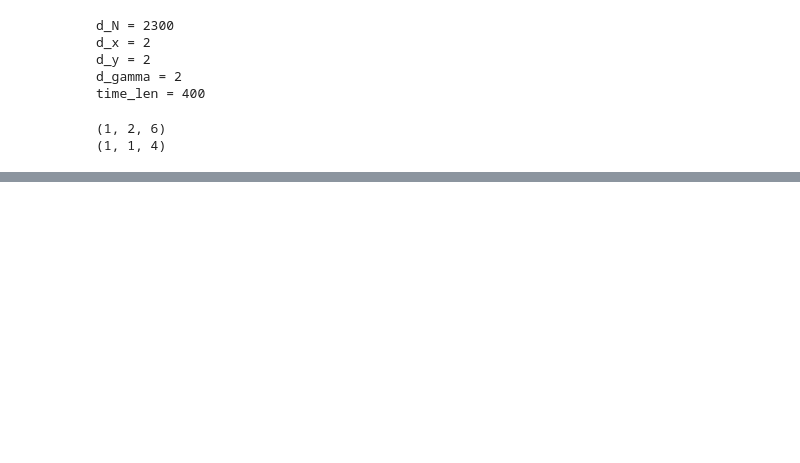
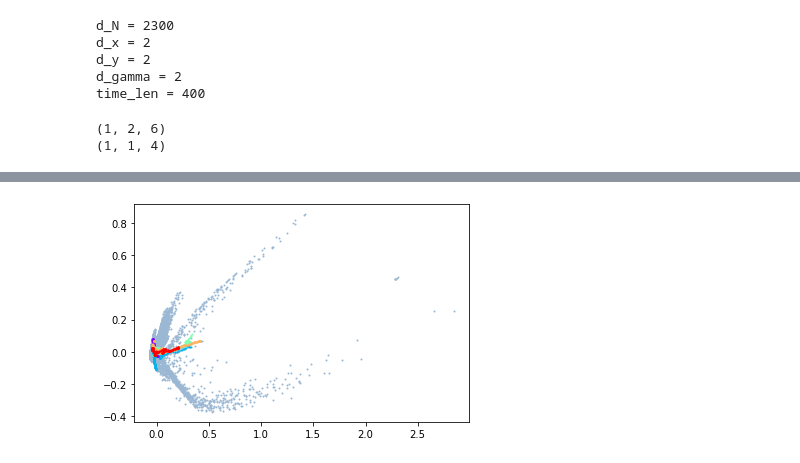
Before and after one commit to yildirimyigit/cnmp, a Jupyter notebook: cnmp_dim_reduction_on_latent.ipynb, the cells around one changed output, grey strips where cells are left out. Saved outputs shown, nothing was run; the diff lists cells and outputs as text; code cells hidden in the pictures; blank space fills up the shorter version.

Commit message:
tsne (dropped), pca on latent representation space

```diff
--- a/cnmp_dim_reduction_on_latent.ipynb
+++ b/cnmp_dim_reduction_on_latent.ipynb
@@ -70,7 +75,7 @@ d_y = 2
 d_gamma = 2
 time_len = 400
 # %%
-def get_tsne_sample(index, n):
+def get_sample(index, n):
     # select an observation and n targets
     target_step = -1
     observation = np.zeros((1, n, d_x + d_y + d_gamma))
@@ -93,12 +98,12 @@ print(b.shape)
 (1, 2, 6)
 (1, 1, 4)
 # %%
-latent_shape = (1, 1, 64)
-n = 100  # number of samples from each trajectory
+latent_shape = (1, 1, 256)
+n = 10  # number of samples from each trajectory
 latent_training_values = np.zeros((d_N * n, latent_shape[2]))  # for each of d_N trajectories, we have n samples
 
 for i in range(d_N):
-    observations, target = get_tsne_sample(i, n)
+    observations, target = get_sample(i, n)
     for j in range(n):
         observation = observations[:, j, :].reshape(1, 1, d_x+d_gamma+d_y)
         latent_training_values[i*n+j] = latent_layer.predict([observation, target]).reshape(1, latent_shape[2])
@@ -118,9 +123,14 @@ for i in range(d_N):
 # tar_ = np.array([-100, -100, -100, -100]).reshape(1, 1, 4)
 # latent_values[-1] = latent_layer.predict([obs_, tar_]).reshape(1, latent_shape[2])
 
+try:
+    os.mkdir(output_path)
+except:
+    pass
+
 np.save(f'{output_path}{test_id}.npy', latent_training_values)
 # %%
-pca_flag = False
+pca_flag = True
 if not pca_flag:
     from sklearn.manifold import TSNE
 
@@ -156,23 +158,42 @@ plt.show()
 # %%
-runs_dir = '/home/yigit/phd/yigit_phd_thesis/cnmp/output/sfm/1_obs_huge/1604302554/runs/'
-latent_states = []
+import matplotlib.cm as cm
+
+runs_dir = f'{model_path}runs/'
+try:
+    os.mkdir(runs_dir)
+except:
+    pass
+
+latent_states_by_traj = []
 for run in os.listdir(runs_dir):
     tmp_run = np.load(os.path.join(runs_dir, run))
     len_tmp_run = len(tmp_run)
+
+    latent_states_of_cur_traj = np.zeros((len_tmp_run-1, latent_shape[2]))  # (num_states, 64)
+
     target_X_gamma = np.array([tmp_run[-1][0], tmp_run[-1][1], tmp_run[-1][2], tmp_run[-1][3]]).reshape(1, 1, d_x+d_gamma)  # x|gamma
     for i in range(1, len_tmp_run):  # first steps are wrong
         observation = tmp_run[i].reshape(1, 1, d_x+d_gamma+d_y)
-        latent_states.append(latent_layer.predict([observation, target_X_gamma]).reshape(1, latent_shape[2]))
+        latent_repr_of_state = latent_layer.predict([observation, target_X_gamma]).reshape(1, latent_shape[2])
+        latent_states_of_cur_traj[i-1] = latent_repr_of_state
 
-latent_states = np.array(latent_states).reshape(len(latent_states), latent_shape[2])
+    latent_states_by_traj.append(latent_states_of_cur_traj)
+
+#######
+
+x = np.arange(10)
+ys = [i+x+(i*x)**2 for i in range(len(latent_states_by_traj))]
+colors = cm.rainbow(np.linspace(0, 1, len(ys)))
 
 if not pca_flag:
-    latent_states_tsne = tsne.transform(latent_states)
+#     latent_states_tsne = tsne.transform(latent_states)
     plt.scatter(latent_tsne[:, 0], latent_tsne[:, 1], s=0.99)
-    plt.scatter(latent_states_tsne[:, 0], latent_states_tsne[:, 1], s=0.99, color='red')
+#     plt.scatter(latent_states_tsne[:, 0], latent_states_tsne[:, 1], s=0.99, color='red')
 else:
-    #combined_pca = pca.fit_transform(combined)
-    latent_states_pca = pca.transform(latent_states)
-    plt.scatter(latent_pca[:, 0], latent_pca[:, 1], s=0.99)
-    plt.scatter(latent_states_pca[:, 0], latent_states_pca[:, 1], s=0.99, color='red')
+    plt.scatter(latent_pca[:, 0], latent_pca[:, 1], s=0.99, color='#9ab7d3')
+    for traj, c in zip(latent_states_by_traj, colors):
+        latent_states_by_traj_pca = pca.transform(traj)
+        plt.scatter(latent_states_by_traj_pca[:, 0], latent_states_by_traj_pca[:, 1], s=0.99, color=c)
 plt.show()
+# %% [output]
+[figure, added]
```
Also changed, not shown: parts of 5 cells of this notebook.
